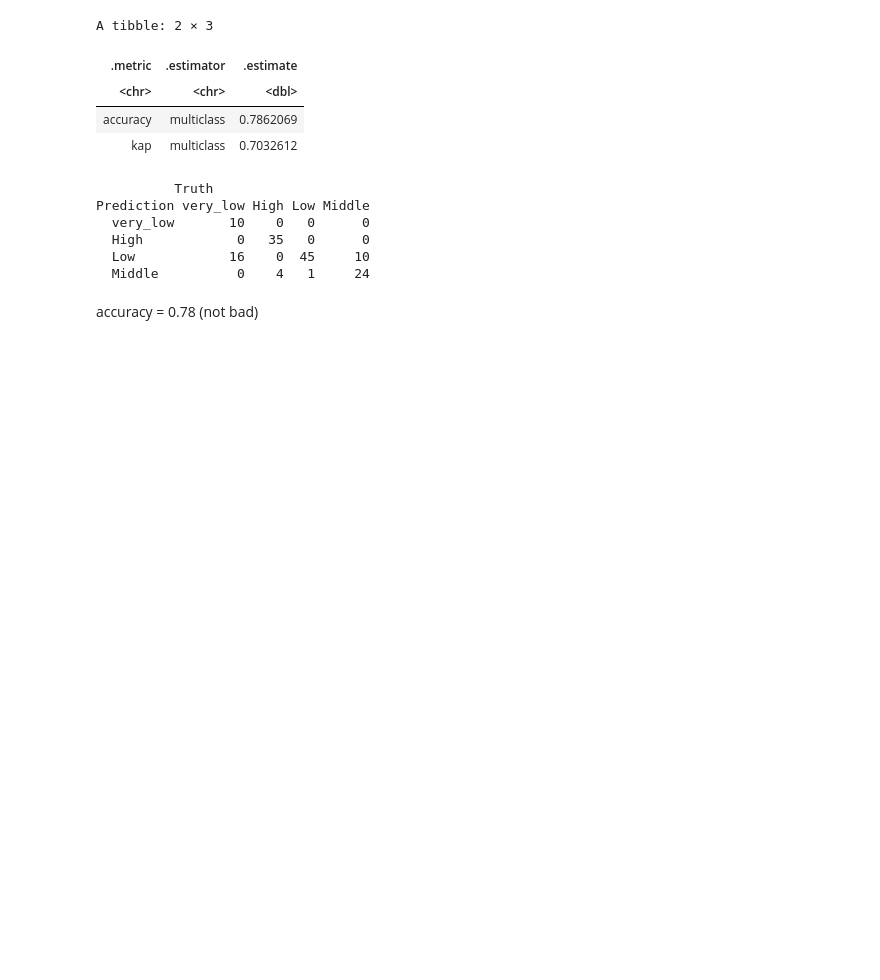
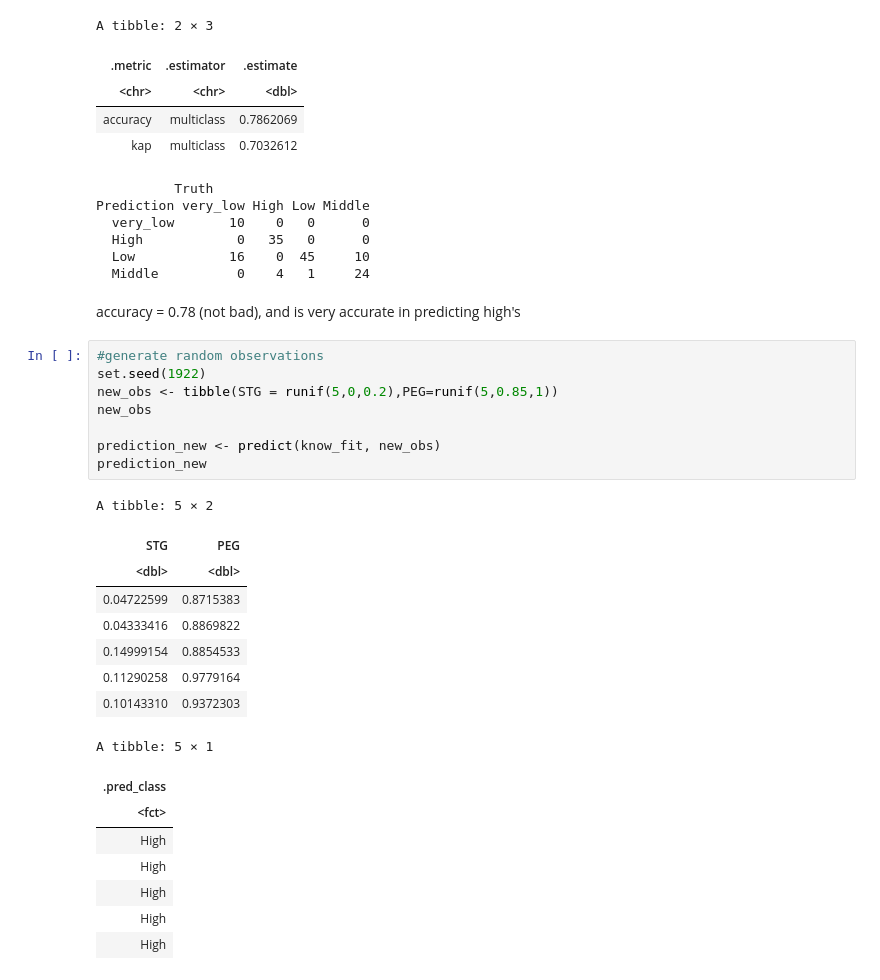
Before and after one commit to sidahuja1/dsci100_group7, a Jupyter notebook: Untitled.ipynb, the cells around one changed output. Drawn from its saved outputs; the diff is of its cells as text; blank space fills up the shorter version.

```diff
--- a/Untitled.ipynb
+++ b/Untitled.ipynb
@@ -208,4 +210,29 @@ Prediction very_low High Low Middle
   Low            16    0  45     10
   Middle          0    4   1     24
 # %% [markdown]
-accuracy = 0.78 (not bad)
+accuracy = 0.78 (not bad), and is very accurate in predicting high's
+# %%
+#generate random observations
+set.seed(1922)
+new_obs <- tibble(STG = runif(5,0,0.2),PEG=runif(5,0.85,1))
+new_obs
+
+prediction_new <- predict(know_fit, new_obs)
+prediction_new
+# %% [output]
+A tibble: 5 × 2
+| STG | PEG |
+| <dbl> | <dbl> |
+| 0.04722599 | 0.8715383 |
+| 0.04333416 | 0.8869822 |
+| 0.14999154 | 0.8854533 |
+| 0.11290258 | 0.9779164 |
+| 0.10143310 | 0.9372303 |
+A tibble: 5 × 1
+| .pred_class |
+| <fct> |
+| High |
+| High |
+| High |
+| High |
+| High |
```
Also changed, not shown: parts of 2 cells of this notebook, 1 other file.
